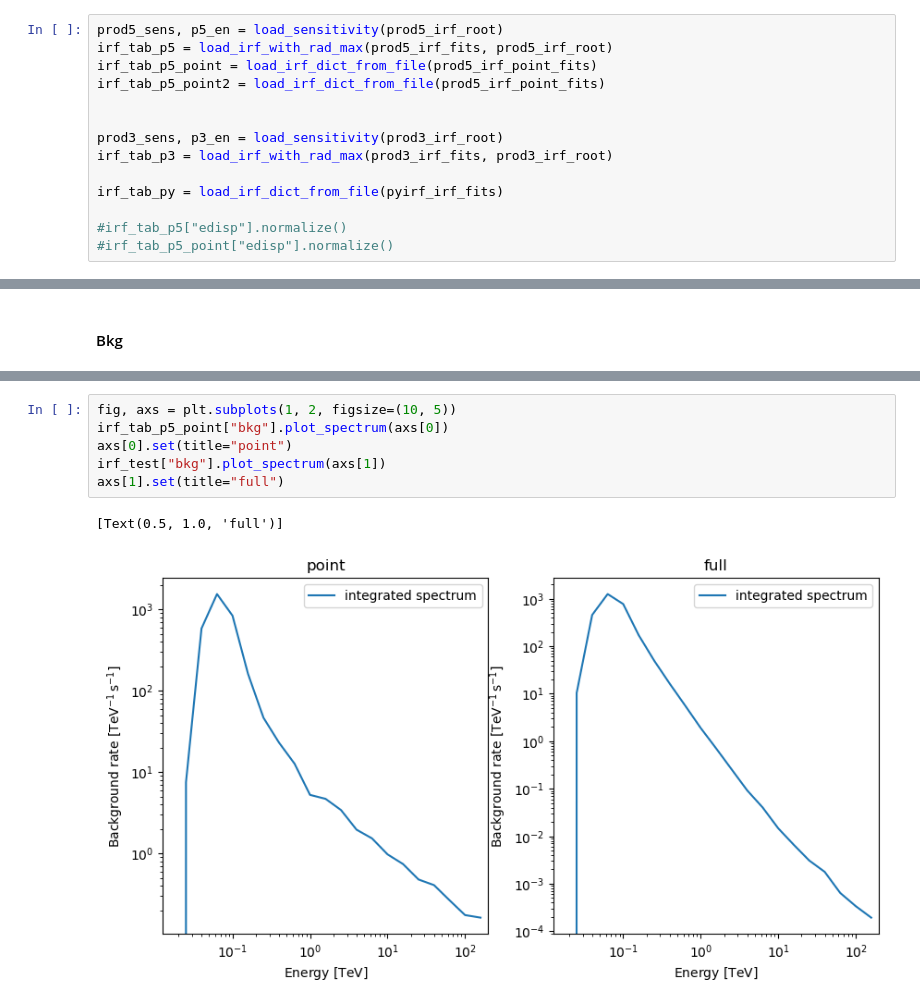
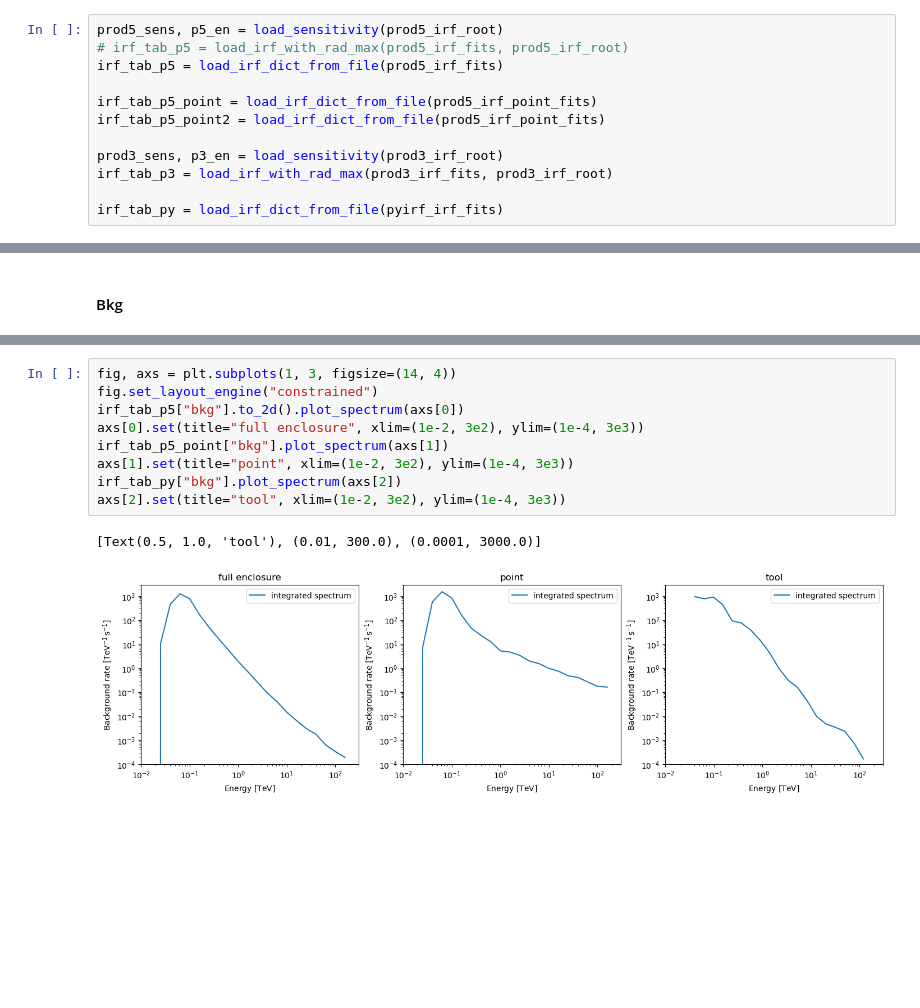
Before and after one commit to Tobychev/GammapySensitivity, a Jupyter notebook: SensitivityFromIRF.ipynb, the cells around one changed output, grey strips where cells are left out. Saved outputs shown, nothing was run; the diff lists cells and outputs as text; blank space fills up the shorter version.

```diff
--- a/SensitivityFromIRF.ipynb
+++ b/SensitivityFromIRF.ipynb
@@ -175,18 +175,16 @@ prod5_irf_point_fits = IRF_ROOT / 'Prod5-South-20deg-SouthAz-14MSTs37SSTs.180000
 pyirf_irf_fits = IRF_ROOT / "Match_ED_IRF.fits"
 # %%
 prod5_sens, p5_en = load_sensitivity(prod5_irf_root)
-irf_tab_p5 = load_irf_with_rad_max(prod5_irf_fits, prod5_irf_root)
+# irf_tab_p5 = load_irf_with_rad_max(prod5_irf_fits, prod5_irf_root)
+irf_tab_p5 = load_irf_dict_from_file(prod5_irf_fits)
+
 irf_tab_p5_point = load_irf_dict_from_file(prod5_irf_point_fits)
 irf_tab_p5_point2 = load_irf_dict_from_file(prod5_irf_point_fits)
-
 
 prod3_sens, p3_en = load_sensitivity(prod3_irf_root)
 irf_tab_p3 = load_irf_with_rad_max(prod3_irf_fits, prod3_irf_root)
 
 irf_tab_py = load_irf_dict_from_file(pyirf_irf_fits)
-
-#irf_tab_p5["edisp"].normalize()
-#irf_tab_p5_point["edisp"].normalize()
 # %% [output]
 WARNING: UnitsWarning: '1/(MeV s sr)' did not parse as fits unit: Numeric factor not supported by FITS If this is meant to be a custom unit, define it with 'u.def_unit'. To have it recognized inside a ...
 WARNING:astropy:UnitsWarning: '1/(MeV s sr)' did not parse as fits unit: Numeric factor not supported by FITS If this is meant to be a custom unit, define it with 'u.def_unit'. To have it recognized i ...
@@ -368,9 +330,12 @@ axs[2].set(title="Tool", xlim=(0, 6), ylim=(1e-9, 3e-1))
 # %%
-fig, axs = plt.subplots(1, 2, figsize=(10, 5))
-irf_tab_p5_point["bkg"].plot_spectrum(axs[0])
-axs[0].set(title="point")
-irf_test["bkg"].plot_spectrum(axs[1])
-axs[1].set(title="full")
+fig, axs = plt.subplots(1, 3, figsize=(14, 4))
+fig.set_layout_engine("constrained")
+irf_tab_p5["bkg"].to_2d().plot_spectrum(axs[0])
+axs[0].set(title="full enclosure", xlim=(1e-2, 3e2), ylim=(1e-4, 3e3))
+irf_tab_p5_point["bkg"].plot_spectrum(axs[1])
+axs[1].set(title="point", xlim=(1e-2, 3e2), ylim=(1e-4, 3e3))
+irf_tab_py["bkg"].plot_spectrum(axs[2])
+axs[2].set(title="tool", xlim=(1e-2, 3e2), ylim=(1e-4, 3e3))
 # %% [output]
-[Text(0.5, 1.0, 'full')]
+[Text(0.5, 1.0, 'tool'), (0.01, 300.0), (0.0001, 3000.0)]
-[figure, old version]
+[figure, new version]
```
Also changed, not shown: parts of 15 cells of this notebook.
